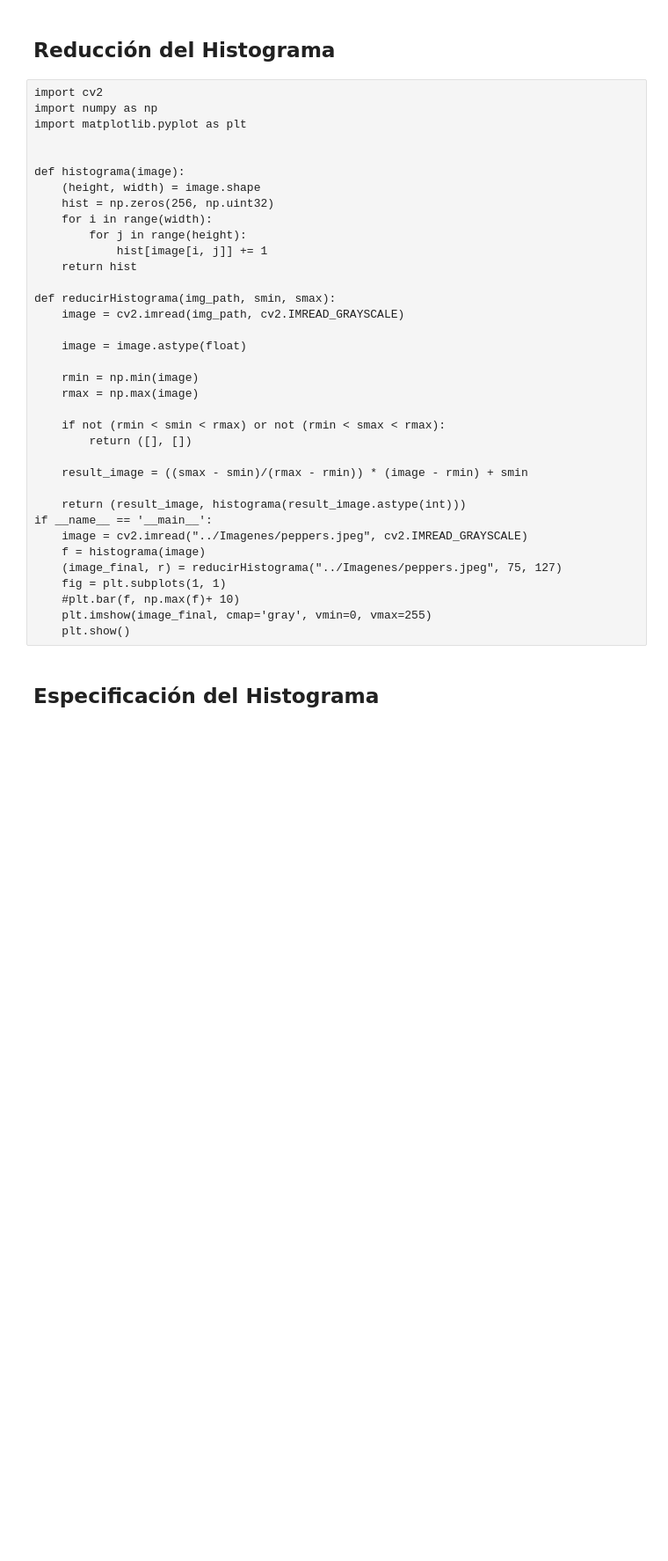
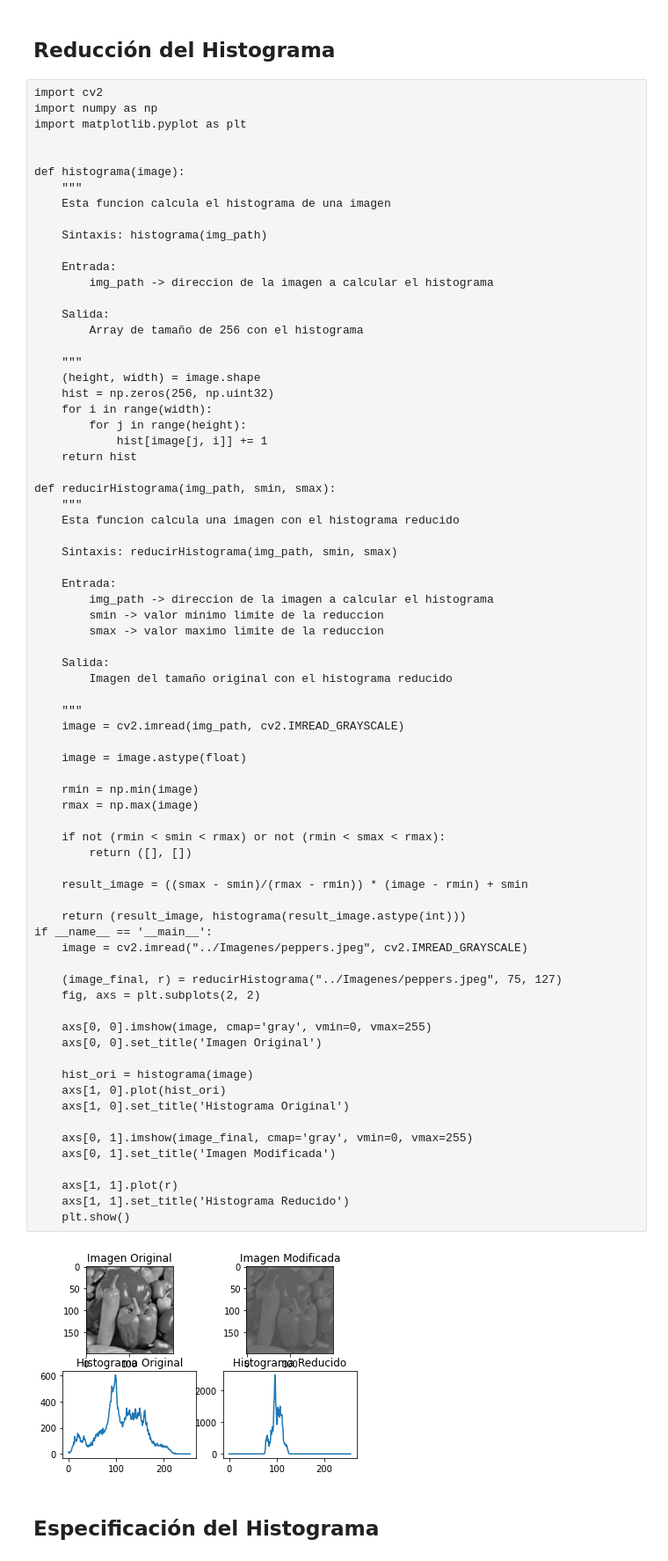
Before and after one commit to Jglez2330/Catalogo-PAID, a Jupyter notebook: Procesamiento usando Histrogramas/Procesamiento usando Histrogramas.ipynb, the cells around one changed output. Shown: that part at 88% size. Drawn from its saved outputs; the diff is of its cells as text; blank space fills up the shorter version.

```diff
--- a/Procesamiento usando Histrogramas/Procesamiento usando Histrogramas.ipynb
+++ b/Procesamiento usando Histrogramas/Procesamiento usando Histrogramas.ipynb
@@ -106,38 +199,77 @@ if __name__ == '__main__':
 import cv2
 import numpy as np
 import matplotlib.pyplot as plt
 
 
 def histograma(image):
+    """
+    Esta funcion calcula el histograma de una imagen
+
+    Sintaxis: histograma(img_path)
+
+    Entrada:
+        img_path -> direccion de la imagen a calcular el histograma
+
+    Salida:
+        Array de tamaño de 256 con el histograma
+
+    """
     (height, width) = image.shape
     hist = np.zeros(256, np.uint32)
     for i in range(width):
         for j in range(height):
-            hist[image[i, j]] += 1
+            hist[image[j, i]] += 1
     return hist
 
 def reducirHistograma(img_path, smin, smax):
+    """
+    Esta funcion calcula una imagen con el histograma reducido
+
+    Sintaxis: reducirHistograma(img_path, smin, smax)
+
+    Entrada:
+        img_path -> direccion de la imagen a calcular el histograma
+        smin -> valor minimo limite de la reduccion
+        smax -> valor maximo limite de la reduccion
+
+    Salida:
+        Imagen del tamaño original con el histograma reducido
+
+    """
     image = cv2.imread(img_path, cv2.IMREAD_GRAYSCALE)
 
     image = image.astype(float)
 
     rmin = np.min(image)
     rmax = np.max(image)
 
     if not (rmin < smin < rmax) or not (rmin < smax < rmax):
         return ([], [])
 
     result_image = ((smax - smin)/(rmax - rmin)) * (image - rmin) + smin
 
     return (result_image, histograma(result_image.astype(int)))
 if __name__ == '__main__':
     image = cv2.imread("../Imagenes/peppers.jpeg", cv2.IMREAD_GRAYSCALE)
-    f = histograma(image)
+
     (image_final, r) = reducirHistograma("../Imagenes/peppers.jpeg", 75, 127)
-    fig = plt.subplots(1, 1)
-    #plt.bar(f, np.max(f)+ 10)
-    plt.imshow(image_final, cmap='gray', vmin=0, vmax=255)
+    fig, axs = plt.subplots(2, 2)
+
+    axs[0, 0].imshow(image, cmap='gray', vmin=0, vmax=255)
+    axs[0, 0].set_title('Imagen Original')
+
+    hist_ori = histograma(image)
+    axs[1, 0].plot(hist_ori)
+    axs[1, 0].set_title('Histograma Original')
+
+    axs[0, 1].imshow(image_final, cmap='gray', vmin=0, vmax=255)
+    axs[0, 1].set_title('Imagen Modificada')
+
+    axs[1, 1].plot(r)
+    axs[1, 1].set_title('Histograma Reducido')
     plt.show()
+# %% [output]
+[figure, added]
 # %% [markdown]
 ## Especificación del Histograma
 # %%
```
Also changed, not shown: parts of 4 cells of this notebook, 6 other files.
